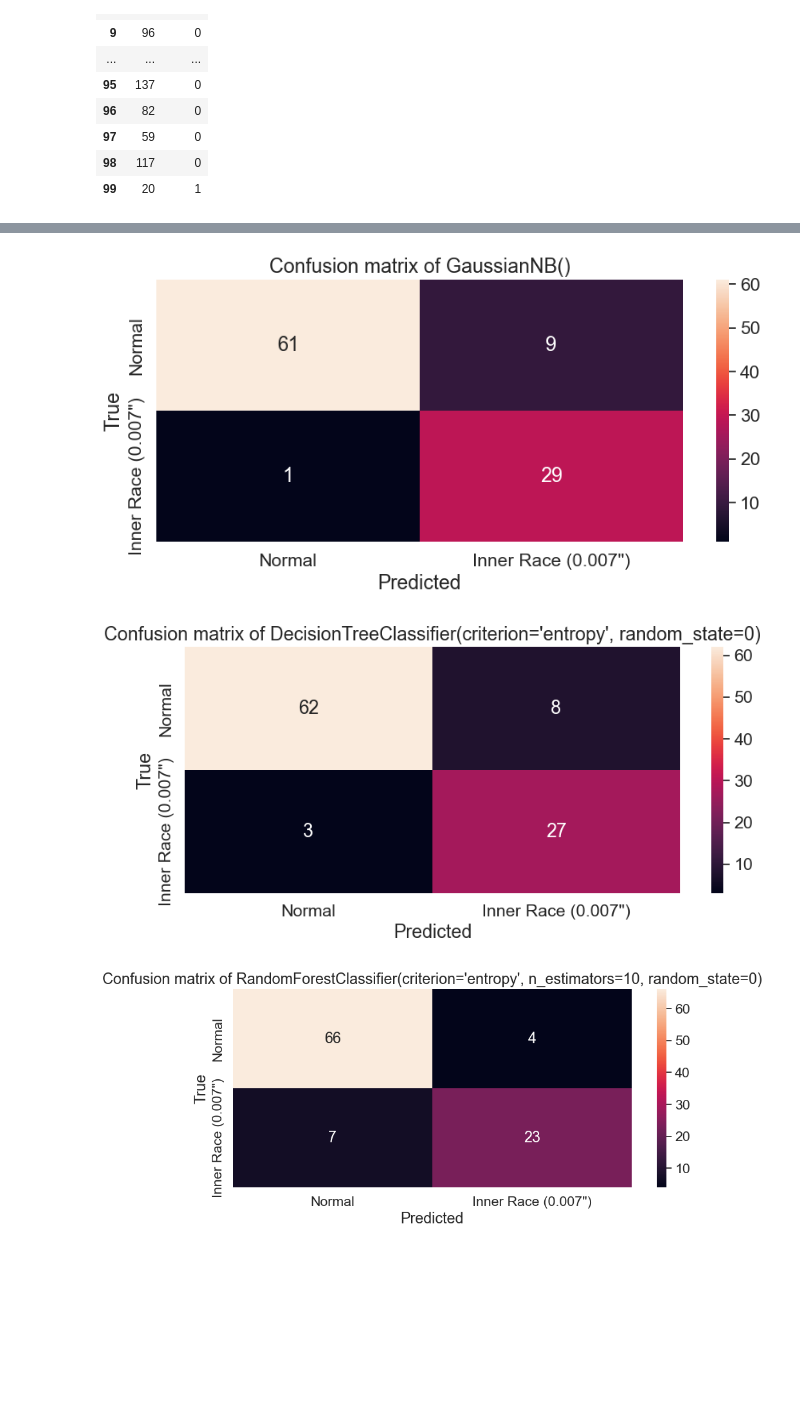
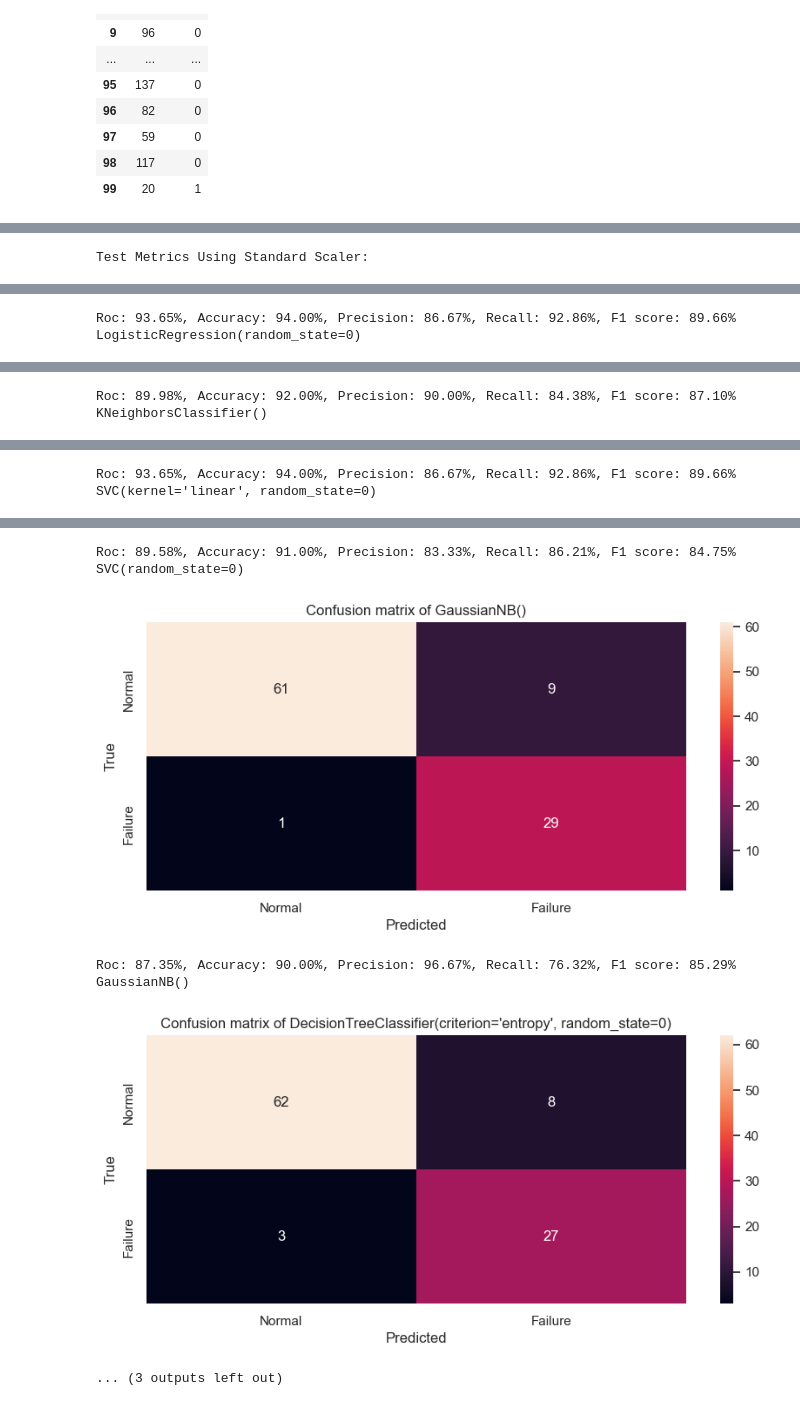
Before and after one commit to xxl4tomxu98/NASA-Jet-Engine-Maintenance, a Jupyter notebook: Failure Prediction Classification/shallow-binary.ipynb, the cells around one changed output, grey strips where cells are left out. Saved outputs shown, nothing was run; the diff lists cells and outputs as text; code cells hidden in the pictures; blank space fills up the shorter version.

Commit message:
LR SVC classifiers for binary did better than DT based models

```diff
--- a/Failure Prediction Classification/shallow-binary.ipynb
+++ b/Failure Prediction Classification/shallow-binary.ipynb
@@ -107,7 +107,7 @@ mm = MinMaxScaler()
 X_train_mm = mm.fit_transform(X_train)
 X_validate_mm = mm.transform(X_validate)
 # %%
-def models(X_train, y_train, set='train'):
+def train_models(X_train, y_train):
     #use logistic regression
     from sklearn.linear_model import LogisticRegression
     log = LogisticRegression(random_state = 0)
@@ -137,13 +137,13 @@ def models(X_train, y_train, set='train'):
     forest = RandomForestClassifier(n_estimators = 10, criterion = 'entropy', random_state = 0)
     forest.fit(X_train, y_train)
     #print the training metrics of each model
-    print(f'[0]Logistic Regression {set} Metrics: ', evaluation(log, X_train, y_train, set=set))
-    print(f'[1]KNeighbors {set} Metrics: ', evaluation(knn, X_train, y_train, set=set))
-    print(f'[2]SVC (liner kernel) {set} Metrics: ', evaluation(svc_lin, X_train, y_train, set=set))
-    print(f'[3]SVC (RBF kernel) {set} Metrics: ', evaluation(svc_rbf, X_train, y_train, set=set))
-    print(f'[4]GaussianNB {set} Metrics: ', evaluation(gauss, X_train, y_train, set=set))
-    print(f'[5]Decision Tree {set} Metrics: ', evaluation(tree, X_train, y_train, set=set))
-    print(f'[6]RandomForestClassifier {set} Metrics: ', evaluation(forest, X_train, y_train, set=set))
+    print('[0]Logistic Regression Training Metrics: ', evaluation(log, X_train, y_train, set='traing'))
+    print('[1]KNeighbors Training Metrics: ', evaluation(knn, X_train, y_train, set='traing'))
+    print('[2]SVC (liner kernel) Training Metrics: ', evaluation(svc_lin, X_train, y_train, set='traing'))
+    print('[3]SVC (RBF kernel) Training Metrics: ', evaluation(svc_rbf, X_train, y_train, set='traing'))
+    print('[4]GaussianNB Training Metrics: ', evaluation(gauss, X_train, y_train, set='traing'))
+    print('[5]Decision Tree Training Metrics: ', evaluation(tree, X_train, y_train, set='traing'))
+    print('[6]RandomForestClassifier Training Metrics: ', evaluation(forest, X_train, y_train, set='traing'))
     return log, knn, svc_lin, svc_rbf, gauss, tree, forest
 # %%
 def evaluation(model, X, y, set="train"):
@@ -202,0 +156,3 @@ f1 score for validate dataset:  0.9863535385591875
+# %%
+print('train metrics using standard scaler: \n')
+models_sc = train_models(X_train_sc, y_train)
@@ -202,0 +177,16 @@ f1 score for validate dataset:  0.9863535385591875
+# %%
+def print_scores(y, y_pred, model):
+    print(
+        'Roc: {:.02%}, Accuracy: {:.02%}, Precision: {:.02%}, Recall: {:.02%}, F1 score: {:.02%} '.format(
+            roc_auc_score(y, y_pred),
+            accuracy_score(y, y_pred),
+            precision_score(y, y_pred, pos_label=1),
+            recall_score(y, y_pred, pos_label=1),
+            f1_score(y, y_pred, pos_label=1)
+        ), model
+    )
+# %%
+print('Validation Metrics: \n')
+for i in range(len(models_sc)):
+    y_validate_hat = models_sc[i].predict(X_validate_sc)
+    print_scores(y_validate_hat, y_validate, models_sc[i])
@@ -302,15 +269,19 @@ f1 score for test dataset:  0.983050847457627
 # %%
+print('Test Metrics Using Standard Scaler: \n')
 for i in range(len(models_sc)):
+    X_test_sc = sc.transform(X_test)
     y_pred = models_sc[i].predict(X_test_sc)
     cm = confusion_matrix(y_true.Class, y_pred)
-    index = ['Normal','Inner Race (0.007")']
-    columns = ['Normal','Inner Race (0.007")']
+    index = ['Normal','Failure']
+    columns = ['Normal','Failure']
     cm_df = pd.DataFrame(cm,columns,index)
     plt.figure(figsize=(10,4))
-    sns.set(font_scale=1.4) # for label size
+    sns.set(font_scale=1) # for label size
     sns.heatmap(cm_df, annot=True, fmt='g') # font size
     plt.title(f'Confusion matrix of {models_sc[i]}')
     plt.xlabel('Predicted')
     plt.ylabel('True')
     plt.show()
+    print_scores(y_pred, y_true.Class, models_sc[i])
 # %% [output]
+Test Metrics Using Standard Scaler:
@@ -317,0 +289 @@ for i in range(len(models_sc)):
+Roc: 93.65%, Accuracy: 94.00%, Precision: 86.67%, Recall: 92.86%, F1 score: 89.66%  LogisticRegression(random_state=0)
@@ -318,0 +291 @@ for i in range(len(models_sc)):
+Roc: 89.98%, Accuracy: 92.00%, Precision: 90.00%, Recall: 84.38%, F1 score: 87.10%  KNeighborsClassifier()
@@ -319,0 +293 @@ for i in range(len(models_sc)):
+Roc: 93.65%, Accuracy: 94.00%, Precision: 86.67%, Recall: 92.86%, F1 score: 89.66%  SVC(kernel='linear', random_state=0)
@@ -321,3 +295,5 @@ for i in range(len(models_sc)):
+Roc: 89.58%, Accuracy: 91.00%, Precision: 83.33%, Recall: 86.21%, F1 score: 84.75%  SVC(random_state=0)
-[figure, old version]
+[figure, new version]
+Roc: 87.35%, Accuracy: 90.00%, Precision: 96.67%, Recall: 76.32%, F1 score: 85.29%  GaussianNB()
-[figure, old version]
+[figure, new version]
-[figure, removed]
+... (3 outputs left out)
```
Also changed, not shown: parts of 11 cells of this notebook.
